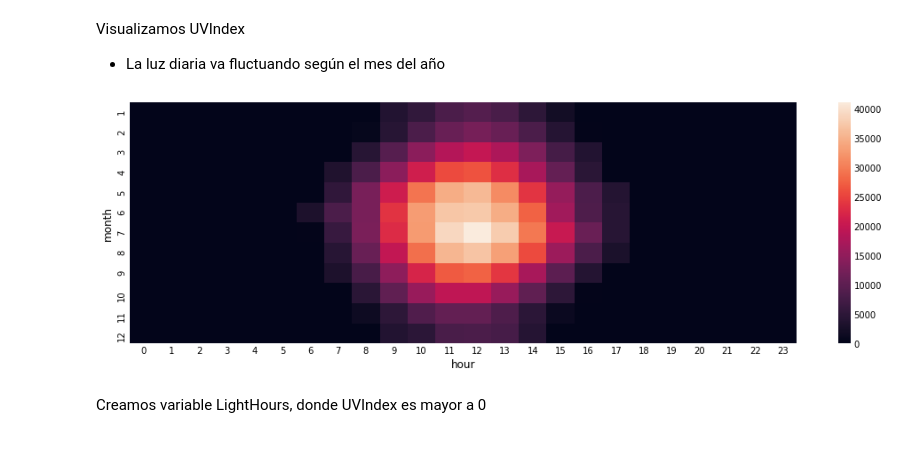
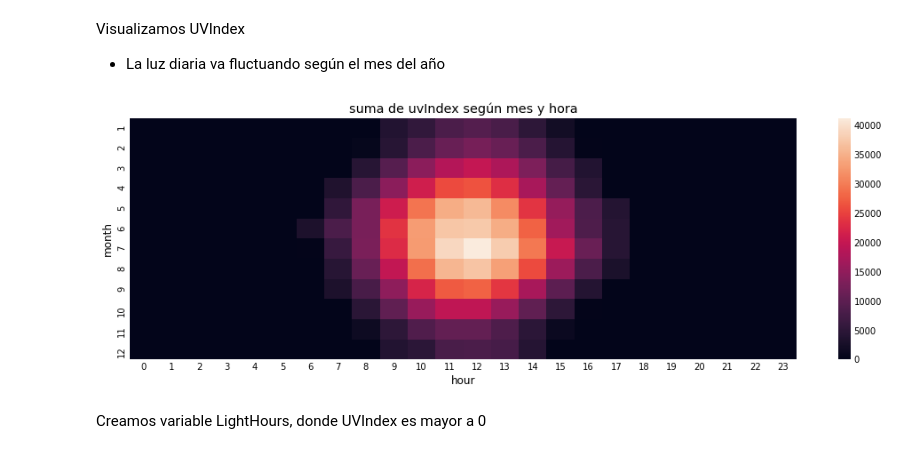
Before and after one commit to vitostamatti/datathon-cajamar-malbecs, a Jupyter notebook: notebooks/01-Exploracion-Malbecs.ipynb, the cells around one changed output. Drawn from its saved outputs; the diff is of its cells as text; code cells hidden in the pictures.

Commit message:
titulos charts meteo

```diff
--- a/notebooks/01-Exploracion-Malbecs.ipynb
+++ b/notebooks/01-Exploracion-Malbecs.ipynb
@@ -1087,26 +1087,27 @@ Visualizamos UVIndex
 # %%
 # meteo_data['uvIndex'].hist()
 plt.figure(figsize=(15, 5))
 
 sns.heatmap(
 (
     meteo_data
     .groupby([
         meteo_data.validTimeUtc.dt.hour,
         meteo_data.validTimeUtc.dt.month,
     ]).agg({
         "uvIndex": "sum"
     })
     .unstack(1)
     .droplevel(0, 1)
     .T
 )
 )
 plt.xlabel("hour")
 plt.ylabel('month')
+plt.title('suma de uvIndex según mes y hora')
 plt.show()
 # %% [output]
-[figure, old version]
+[figure, new version]
 # %% [markdown]
 Creamos variable LightHours, donde UVIndex es mayor a 0
 # %%
```
Also changed, not shown: parts of 1 cell of this notebook.
